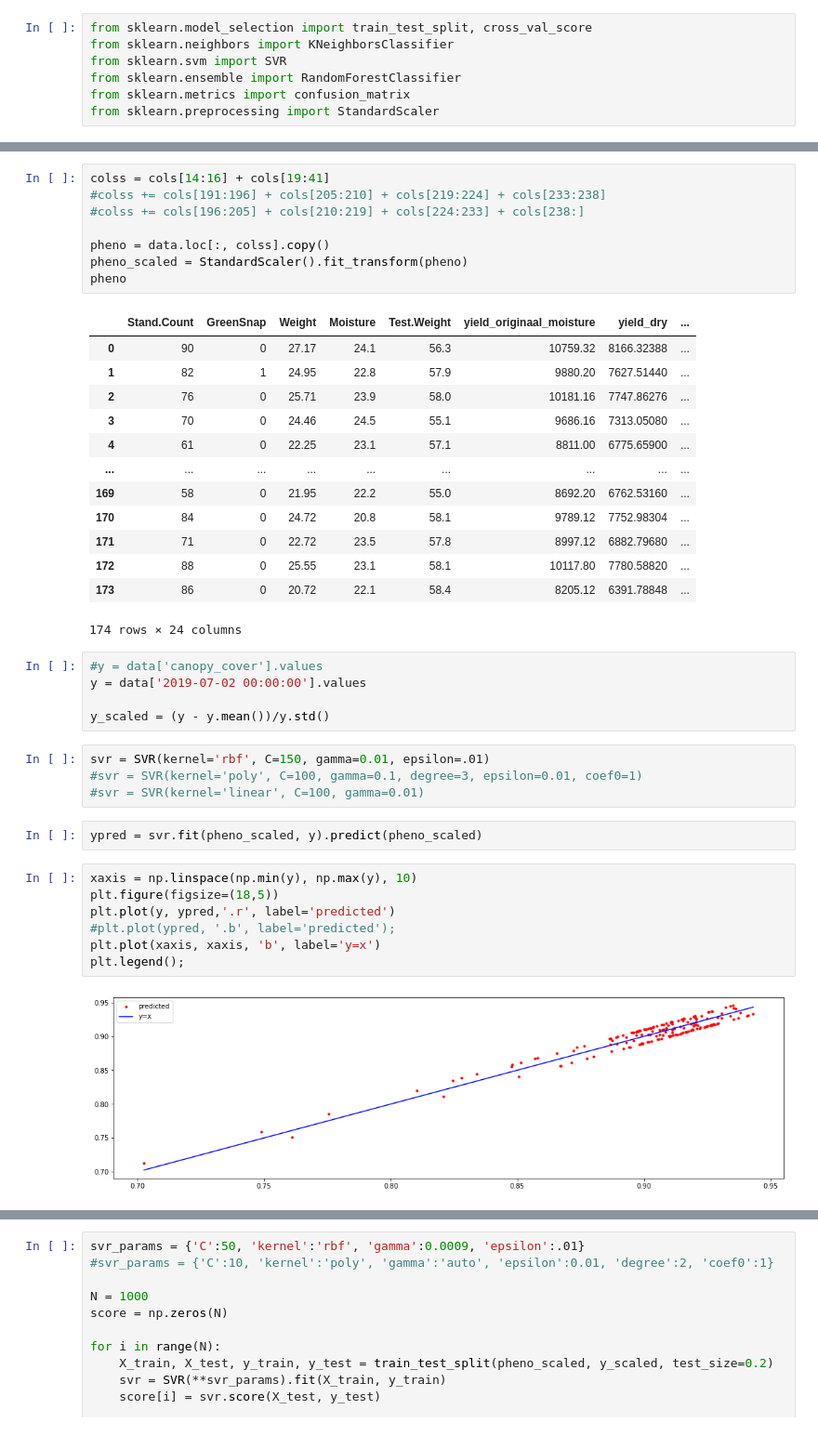
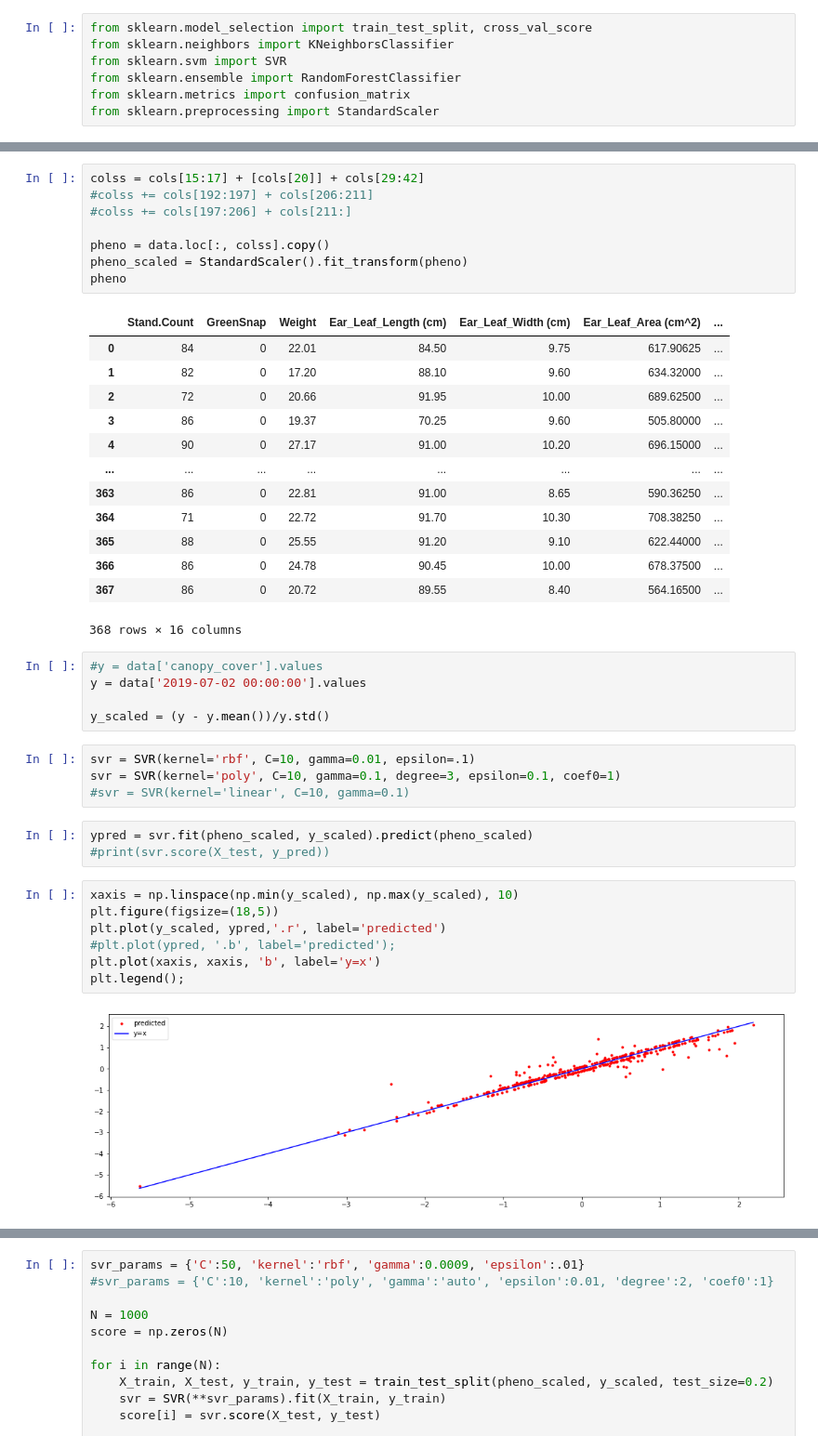
Before and after one commit to amezqui3/synthetic_maize, a Jupyter notebook: code/correlating_field_data.ipynb, the cells around one changed output, grey strips where cells are left out. Shown at 93% size. Drawn from its saved outputs; the diff is of its cells as text.

```diff
--- a/code/correlating_field_data.ipynb
+++ b/code/correlating_field_data.ipynb
@@ -160,44 +158,45 @@ for i in range(len(cols)):
 # %%
-colss = cols[14:16] + cols[19:41]
-#colss += cols[191:196] + cols[205:210] + cols[219:224] + cols[233:238]
-#colss += cols[196:205] + cols[210:219] + cols[224:233] + cols[238:]
+colss = cols[15:17] + [cols[20]] + cols[29:42]
+#colss += cols[192:197] + cols[206:211]
+#colss += cols[197:206] + cols[211:]
 
 pheno = data.loc[:, colss].copy()
 pheno_scaled = StandardScaler().fit_transform(pheno)
 pheno
 # %% [output]
-|  | Stand.Count | GreenSnap | Weight | Moisture | Test.Weight | yield_originaal_moisture | yield_dry | ... |
-| 0 | 90 | 0 | 27.17 | 24.1 | 56.3 | 10759.32 | 8166.32388 | ... |
-| 1 | 82 | 1 | 24.95 | 22.8 | 57.9 | 9880.20 | 7627.51440 | ... |
-| 2 | 76 | 0 | 25.71 | 23.9 | 58.0 | 10181.16 | 7747.86276 | ... |
-| 3 | 70 | 0 | 24.46 | 24.5 | 55.1 | 9686.16 | 7313.05080 | ... |
-| 4 | 61 | 0 | 22.25 | 23.1 | 57.1 | 8811.00 | 6775.65900 | ... |
-| ... | ... | ... | ... | ... | ... | ... | ... | ... |
-| 169 | 58 | 0 | 21.95 | 22.2 | 55.0 | 8692.20 | 6762.53160 | ... |
-| 170 | 84 | 0 | 24.72 | 20.8 | 58.1 | 9789.12 | 7752.98304 | ... |
-| 171 | 71 | 0 | 22.72 | 23.5 | 57.8 | 8997.12 | 6882.79680 | ... |
-| 172 | 88 | 0 | 25.55 | 23.1 | 58.1 | 10117.80 | 7780.58820 | ... |
-| 173 | 86 | 0 | 20.72 | 22.1 | 58.4 | 8205.12 | 6391.78848 | ... |
+|  | Stand.Count | GreenSnap | Weight | Ear_Leaf_Length (cm) | Ear_Leaf_Width (cm) | Ear_Leaf_Area (cm^2) | ... |
+| 0 | 84 | 0 | 22.01 | 84.50 | 9.75 | 617.90625 | ... |
+| 1 | 82 | 0 | 17.20 | 88.10 | 9.60 | 634.32000 | ... |
+| 2 | 72 | 0 | 20.66 | 91.95 | 10.00 | 689.62500 | ... |
+| 3 | 86 | 0 | 19.37 | 70.25 | 9.60 | 505.80000 | ... |
+| 4 | 90 | 0 | 27.17 | 91.00 | 10.20 | 696.15000 | ... |
+| ... | ... | ... | ... | ... | ... | ... | ... |
+| 363 | 86 | 0 | 22.81 | 91.00 | 8.65 | 590.36250 | ... |
+| 364 | 71 | 0 | 22.72 | 91.70 | 10.30 | 708.38250 | ... |
+| 365 | 88 | 0 | 25.55 | 91.20 | 9.10 | 622.44000 | ... |
+| 366 | 86 | 0 | 24.78 | 90.45 | 10.00 | 678.37500 | ... |
+| 367 | 86 | 0 | 20.72 | 89.55 | 8.40 | 564.16500 | ... |
-174 rows × 24 columns
+368 rows × 16 columns
 # %%
 #y = data['canopy_cover'].values
 y = data['2019-07-02 00:00:00'].values
 
 y_scaled = (y - y.mean())/y.std()
 # %%
-svr = SVR(kernel='rbf', C=150, gamma=0.01, epsilon=.01)
-#svr = SVR(kernel='poly', C=100, gamma=0.1, degree=3, epsilon=0.01, coef0=1)
-#svr = SVR(kernel='linear', C=100, gamma=0.01)
+svr = SVR(kernel='rbf', C=10, gamma=0.01, epsilon=.1)
+svr = SVR(kernel='poly', C=10, gamma=0.1, degree=3, epsilon=0.1, coef0=1)
+#svr = SVR(kernel='linear', C=10, gamma=0.1)
 # %%
-ypred = svr.fit(pheno_scaled, y).predict(pheno_scaled)
+ypred = svr.fit(pheno_scaled, y_scaled).predict(pheno_scaled)
+#print(svr.score(X_test, y_pred))
 # %%
-xaxis = np.linspace(np.min(y), np.max(y), 10)
+xaxis = np.linspace(np.min(y_scaled), np.max(y_scaled), 10)
 plt.figure(figsize=(18,5))
-plt.plot(y, ypred,'.r', label='predicted')
+plt.plot(y_scaled, ypred,'.r', label='predicted')
 #plt.plot(ypred, '.b', label='predicted');
 plt.plot(xaxis, xaxis, 'b', label='y=x')
 plt.legend();
 # %% [output]
-[figure, old version]
+[figure, new version]
 # %%
 X_train, X_test, y_train, y_test = train_test_split(pheno_scaled,
```
Also changed, not shown: parts of 12 cells of this notebook, 6 other files.
